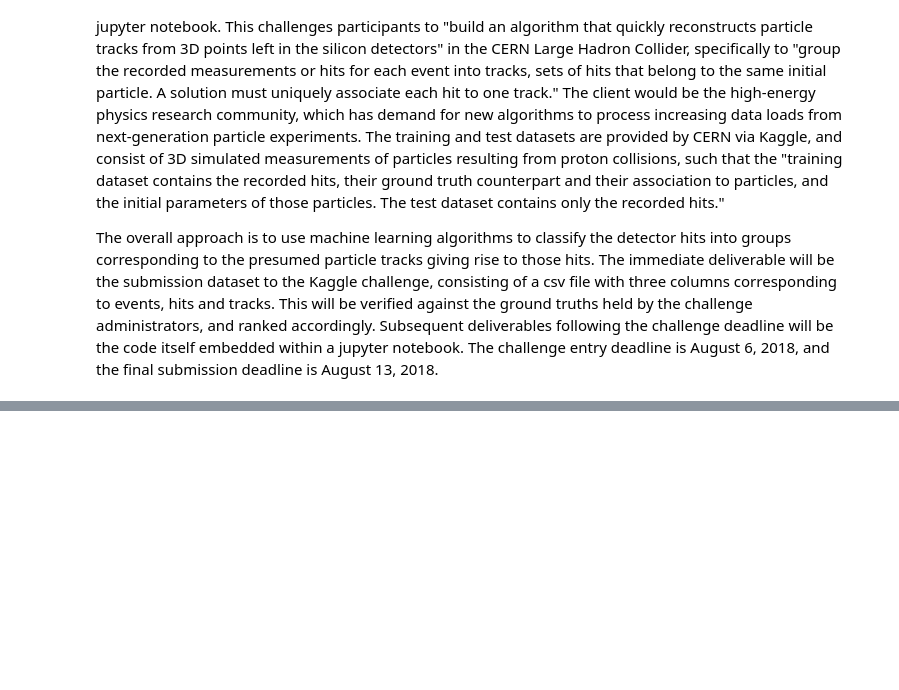
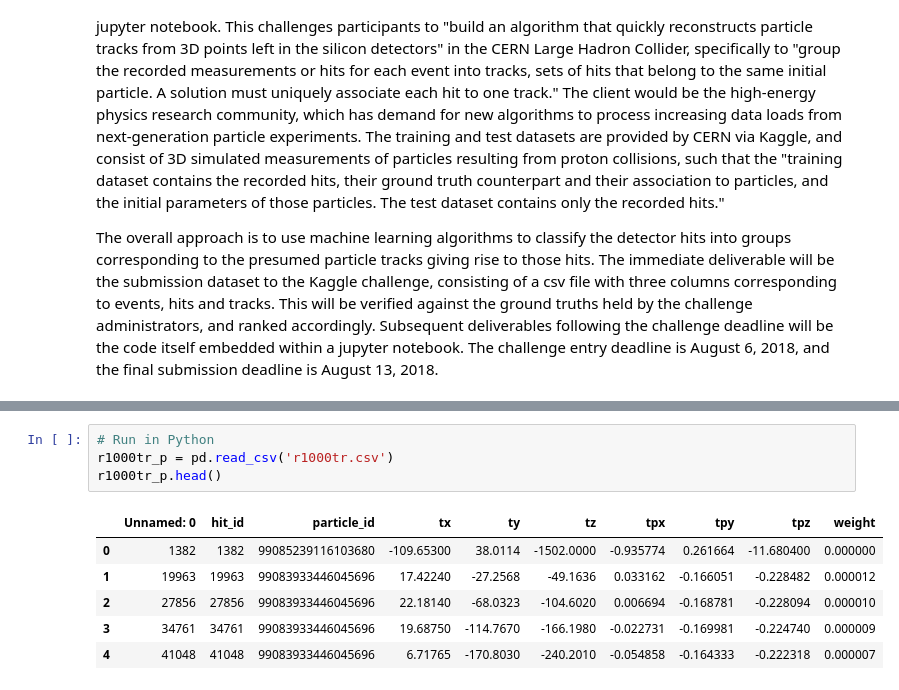
Before and after one commit to adriatic13/trackml, a Jupyter notebook: marinovich_capstone_trackml.ipynb, the cells around one changed output, grey strips where cells are left out. Saved outputs shown, nothing was run; the diff lists cells and outputs as text; blank space fills up the shorter version.

```diff
--- a/marinovich_capstone_trackml.ipynb
+++ b/marinovich_capstone_trackml.ipynb
@@ -8,0 +93,11 @@ The overall approach is to use machine learning algorithms to classify the detec
+# %%
+# Run in Python
+r1000tr_p = pd.read_csv('r1000tr.csv')
+r1000tr_p.head()
+# %% [output]
+|  | Unnamed: 0 | hit_id | particle_id | tx | ty | tz | tpx | tpy | tpz | weight |
+| 0 | 1382 | 1382 | 99085239116103680 | -109.65300 | 38.0114 | -1502.0000 | -0.935774 | 0.261664 | -11.680400 | 0.000000 |
+| 1 | 19963 | 19963 | 99083933446045696 | 17.42240 | -27.2568 | -49.1636 | 0.033162 | -0.166051 | -0.228482 | 0.000012 |
+| 2 | 27856 | 27856 | 99083933446045696 | 22.18140 | -68.0323 | -104.6020 | 0.006694 | -0.168781 | -0.228094 | 0.000010 |
+| 3 | 34761 | 34761 | 99083933446045696 | 19.68750 | -114.7670 | -166.1980 | -0.022731 | -0.169981 | -0.224740 | 0.000009 |
+| 4 | 41048 | 41048 | 99083933446045696 | 6.71765 | -170.8030 | -240.2010 | -0.054858 | -0.164333 | -0.222318 | 0.000007 |
```
Also changed, not shown: parts of 16 cells of this notebook.
